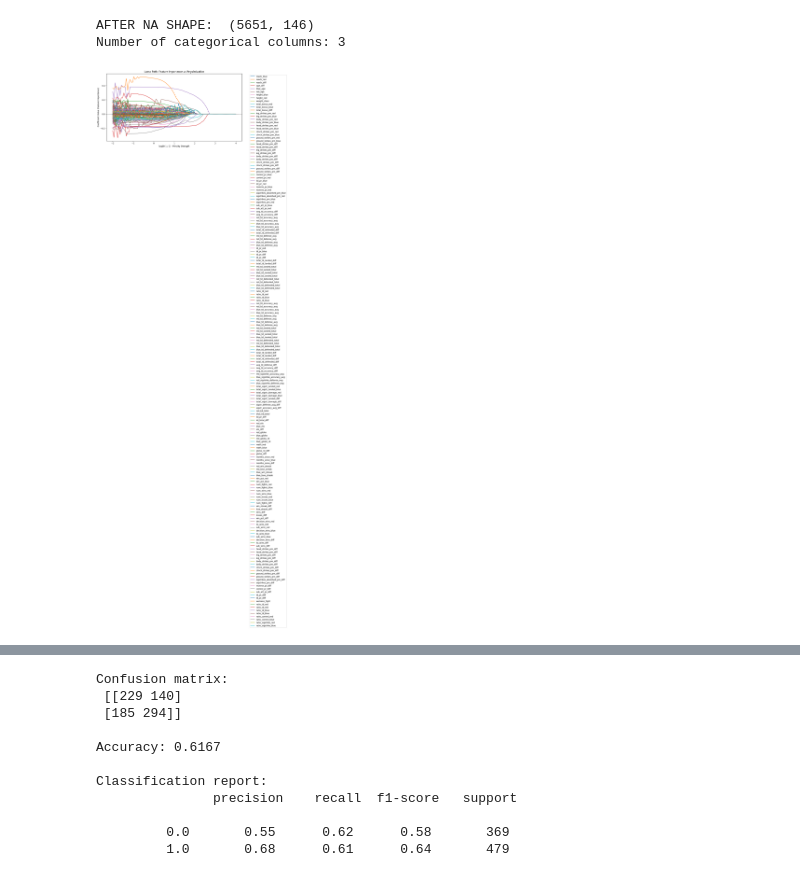
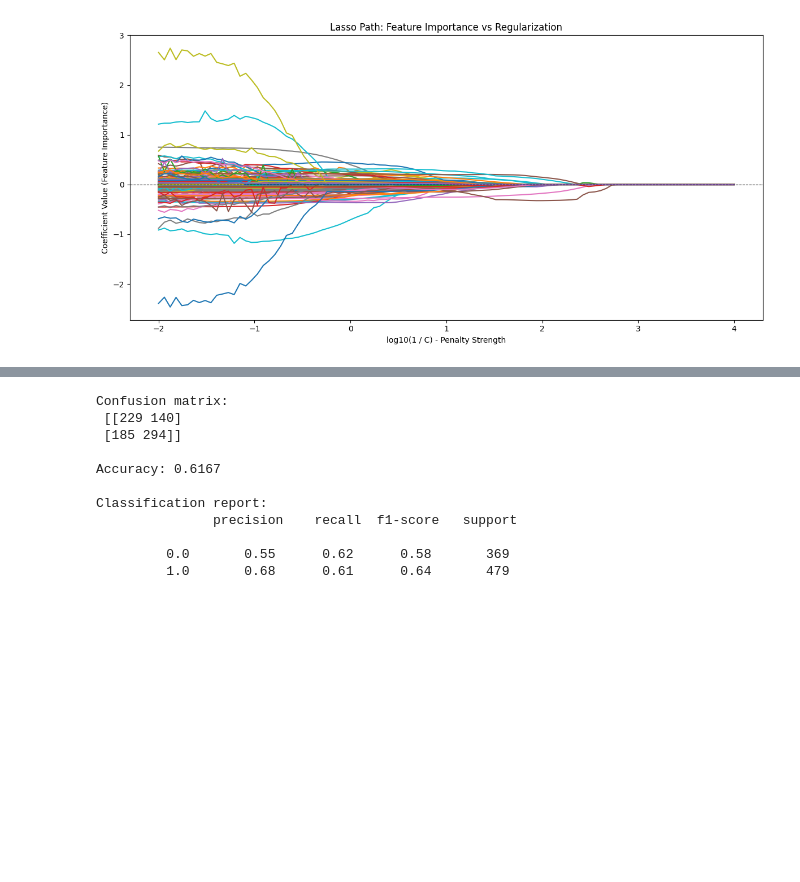
Before and after one commit to jcmarkowicz/sports_betting, a Jupyter notebook: models/log_reg_lasso.ipynb, the cells around one changed output, grey strips where cells are left out. Cells and saved outputs as stored; diff of their text form; code cells hidden in the pictures; blank space fills up the shorter version.

```diff
--- a/models/log_reg_lasso.ipynb
+++ b/models/log_reg_lasso.ipynb
@@ -61,68 +54,37 @@ memory usage: 8.9+ MB
-# %%
-final_df = df_v2[df_v2['winner'] != 2]
-
-xgb_dat = final_df[model_cols_v2].dropna()
-copy_df = xgb_dat.copy()
-print('AFTER NA SHAPE: ', xgb_dat.shape)
-
-le = LabelEncoder()
-# xgb_dat['event_country'] = le.fit_transform(xgb_dat['event_country'])
-xgb_dat['weight_class'] = le.fit_transform(xgb_dat['weight_class'])
-
-mm_scaler = MinMaxScaler()
-cat_cols = xgb_dat.select_dtypes(include=['object', 'category']).columns.tolist()
-num_categorical = xgb_dat.select_dtypes(include=['object']).shape[1]
-print(f"Number of categorical columns: {num_categorical}")
-numerical_cols = xgb_dat.columns.difference(cat_cols)
-xgb_dat[numerical_cols] = mm_scaler.fit_transform(xgb_dat[numerical_cols])
-
-train_len = int(xgb_dat.shape[0] * .85)
-
-train_dat = xgb_dat.iloc[:train_len]
-test_dat = xgb_dat.iloc[train_len:]
-
-X_train = train_dat.drop(columns=['winner','red_fighter','blue_fighter','date'])
-y_train = train_dat['winner']
-
-X_test = test_dat.drop(columns=['winner','red_fighter','blue_fighter','date'])
-y_test= test_dat['winner']
-# %% [output]
-AFTER NA SHAPE:  (5651, 146)
-Number of categorical columns: 3
 # %%
 # Range of regularization strengths
 C_values = np.logspace(2, -4, 100)  # From 100 to 0.0001
 
 # Track coefficients
 coefs = []
 
 for C in C_values:
     model = make_pipeline(
         StandardScaler(),
         LogisticRegression(penalty='l1', solver='liblinear', C=C, max_iter=1000)
     )
     model.fit(X_train, y_train)
     coef = model.named_steps['logisticregression'].coef_[0]
     coefs.append(coef)
 
 # Convert to array and DataFrame
 coefs = np.array(coefs)
 coef_df = pd.DataFrame(coefs, columns=X_train.columns)
 
 # Plot
 plt.figure(figsize=(12, 6))
 for feature in coef_df.columns:
     plt.plot(np.log10(1 / C_values), coef_df[feature], label=feature)
 
 plt.xlabel('log10(1 / C) - Penalty Strength')
 plt.ylabel('Coefficient Value (Feature Importance)')
 plt.title('Lasso Path: Feature Importance vs Regularization')
 plt.axhline(0, color='black', linestyle='--', linewidth=0.8)
-plt.legend(bbox_to_anchor=(1.05, 1), loc='upper left')
+# plt.legend(bbox_to_anchor=(1.05, 1), loc='upper left')
 plt.tight_layout()
 plt.show()
 # %% [output]
-[figure, old version]
+[figure, new version]
 # %%
 coef_df.head()
 ranks = {}
```
Also changed, not shown: parts of 7 cells of this notebook, 17 other files.
